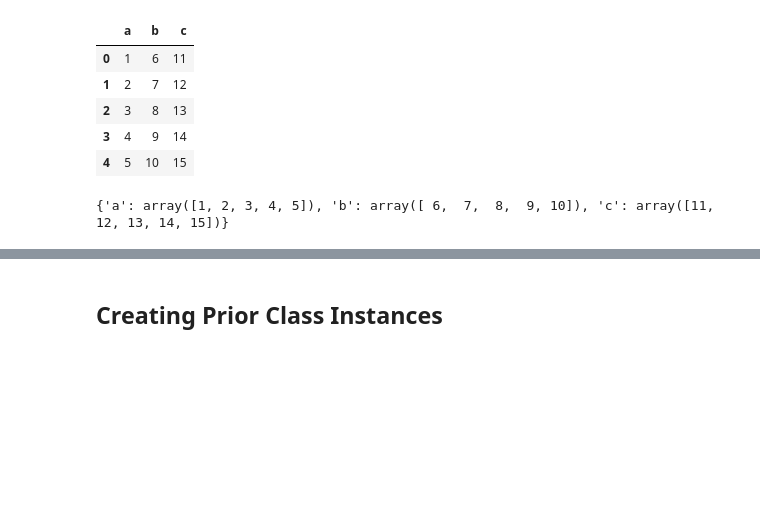
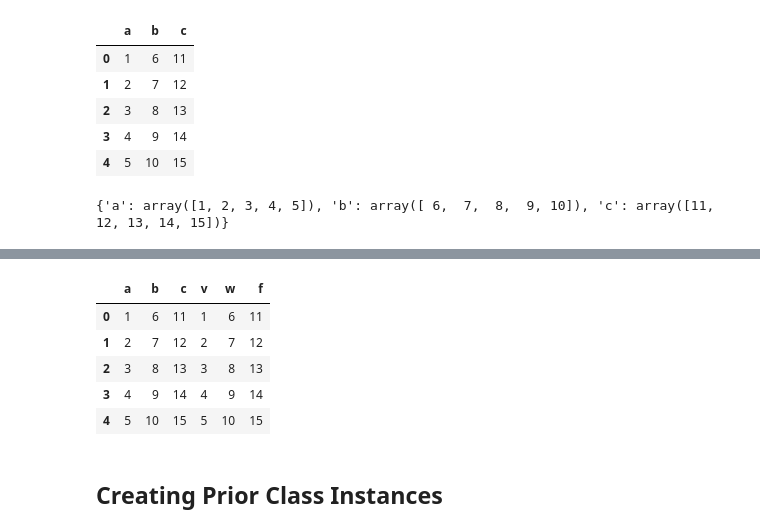
Before and after one commit to isha1810/cogwheel, a Jupyter notebook: cogwheel/population_inference/test_prior-Copy1.ipynb, the cells around one changed output, grey strips where cells are left out. Saved outputs shown, nothing was run; the diff lists cells and outputs as text; code cells hidden in the pictures; blank space fills up the shorter version.

```diff
--- a/cogwheel/population_inference/test_prior-Copy1.ipynb
+++ b/cogwheel/population_inference/test_prior-Copy1.ipynb
@@ -88,3 +108,20 @@ print(dict_of_arrays)
+# %%
+dict_example2 = {'v':np.asarray([1,2,3,4,5]), 'w':np.asarray([6,7,8,9,10]), 'f':np.asarray([11,12,13,14, 15])}
+df_example2 = pd.DataFrame(dict_example2)
+# df_example2[np.array(['a','b'])]
+
+# dict_of_arrays = {col: df_example[col].to_numpy() for col in df_example.columns}
+# display(df_example)
+# print(dict_of_arrays)
+# %%
+df_example.join(df_example2)
+# %% [output]
+|  | a | b | c | v | w | f |
+| 0 | 1 | 6 | 11 | 1 | 6 | 11 |
+| 1 | 2 | 7 | 12 | 2 | 7 | 12 |
+| 2 | 3 | 8 | 13 | 3 | 8 | 13 |
+| 3 | 4 | 9 | 14 | 4 | 9 | 14 |
+| 4 | 5 | 10 | 15 | 5 | 10 | 15 |
 # %% [markdown]
 ## Creating Prior Class Instances
 # %%
```
Also changed, not shown: parts of 52 cells of this notebook, 1 other file.
